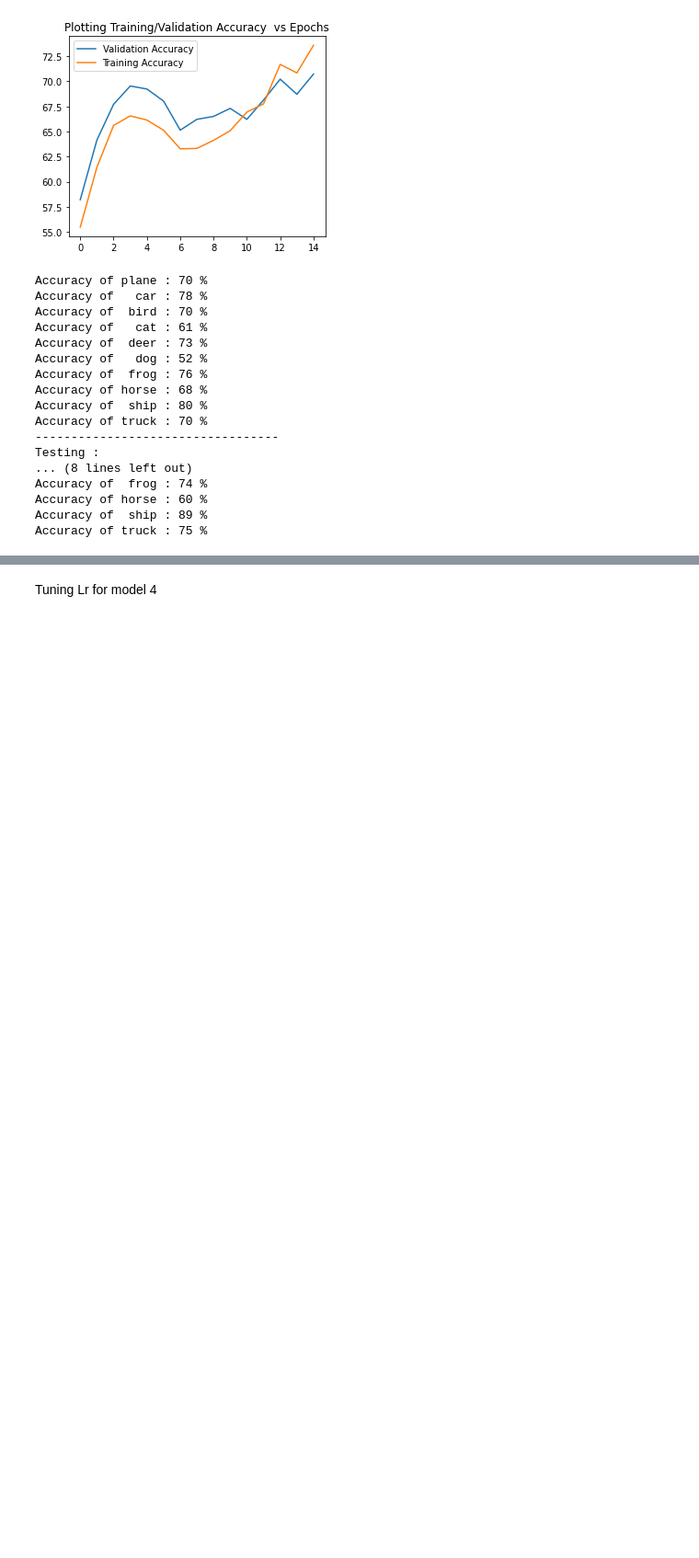
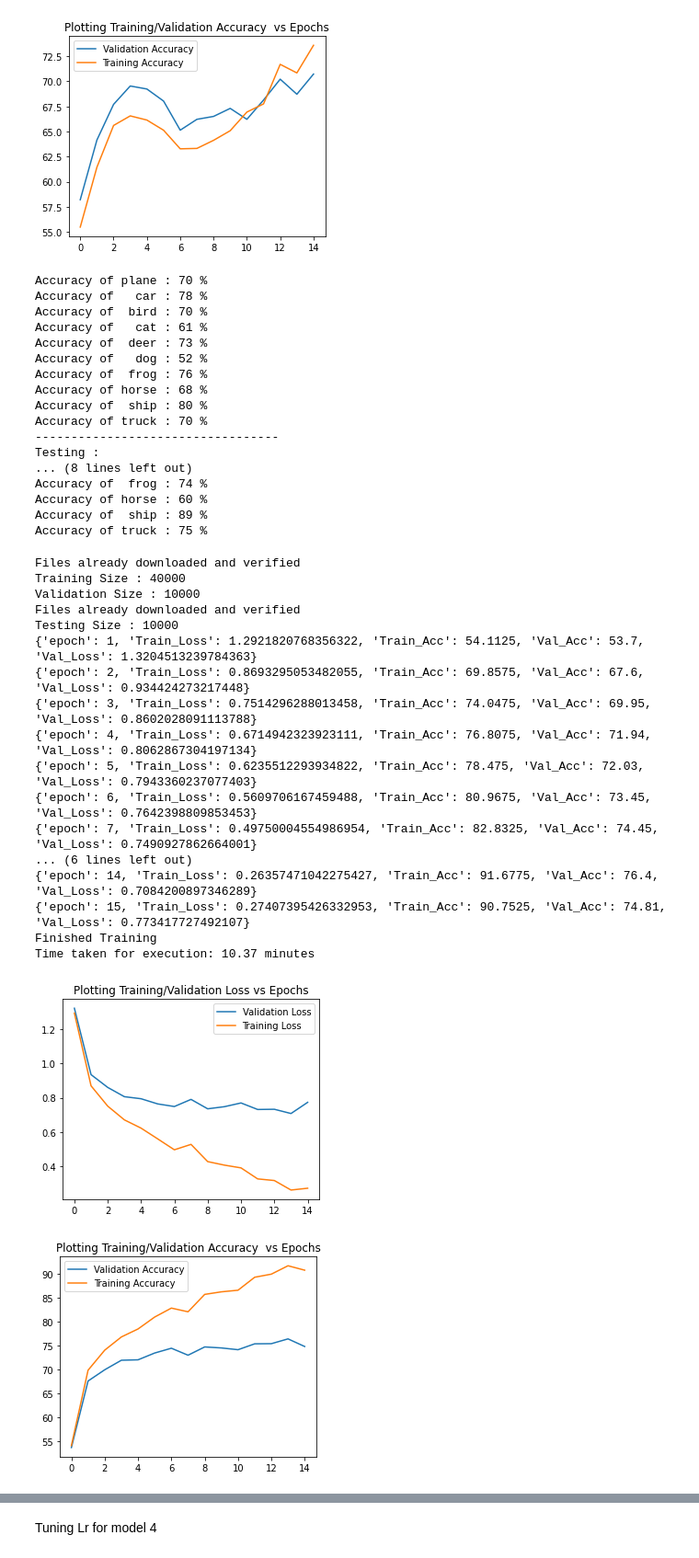
Before and after one commit to Anomaly1702/Ass2_Deep_Learning, a Jupyter notebook: Anubhav_Deep_learning.ipynb, the cells around one changed output, grey strips where cells are left out. Shown at 92% size. Saved outputs shown, nothing was run; the diff lists cells and outputs as text; code cells hidden in the pictures; blank space fills up the shorter version.

```diff
--- a/Anubhav_Deep_learning.ipynb
+++ b/Anubhav_Deep_learning.ipynb
@@ -1045,3 +1071,35 @@ Accuracy of  frog : 74 %
 Accuracy of horse : 60 %
 Accuracy of  ship : 89 %
 Accuracy of truck : 75 %
+# %%
+model4_A = Imagenet_model4()
+model4_A=model4_A.to(get_default_device())
+model4_A.train_model(15,0.01,"Adam")
+model4_A.show_graph()
+model4_A.class_Acc("val")
+print("----------------------------------")
+print("Testing : ")
+tst_a,tst_l = model4_A.acc_and_loss(model4_A.testloader,flag = 'test')
+print("Test Acc : ",tst_a)
+print("Test Acc : ",tst_l)
+model4_A.class_Acc("test")
+# %% [output]
+Files already downloaded and verified
+Training Size : 40000
+Validation Size : 10000
+Files already downloaded and verified
+Testing Size : 10000
+{'epoch': 1, 'Train_Loss': 1.2921820768356322, 'Train_Acc': 54.1125, 'Val_Acc': 53.7, 'Val_Loss': 1.3204513239784363}
+{'epoch': 2, 'Train_Loss': 0.8693295053482055, 'Train_Acc': 69.8575, 'Val_Acc': 67.6, 'Val_Loss': 0.934424273217448}
+{'epoch': 3, 'Train_Loss': 0.7514296288013458, 'Train_Acc': 74.0475, 'Val_Acc': 69.95, 'Val_Loss': 0.8602028091113788}
+{'epoch': 4, 'Train_Loss': 0.6714942323923111, 'Train_Acc': 76.8075, 'Val_Acc': 71.94, 'Val_Loss': 0.8062867304197134}
+{'epoch': 5, 'Train_Loss': 0.6235512293934822, 'Train_Acc': 78.475, 'Val_Acc': 72.03, 'Val_Loss': 0.7943360237077403}
+{'epoch': 6, 'Train_Loss': 0.5609706167459488, 'Train_Acc': 80.9675, 'Val_Acc': 73.45, 'Val_Loss': 0.7642398809853453}
+{'epoch': 7, 'Train_Loss': 0.49750004554986954, 'Train_Acc': 82.8325, 'Val_Acc': 74.45, 'Val_Loss': 0.7490927862664001}
+... (6 lines left out)
+{'epoch': 14, 'Train_Loss': 0.26357471042275427, 'Train_Acc': 91.6775, 'Val_Acc': 76.4, 'Val_Loss': 0.7084200897346289}
+{'epoch': 15, 'Train_Loss': 0.27407395426332953, 'Train_Acc': 90.7525, 'Val_Acc': 74.81, 'Val_Loss': 0.773417727492107}
+Finished Training
+Time taken for execution: 10.37 minutes
+[figure, added]
+[figure, added]
```
Also changed, not shown: parts of 4 cells of this notebook.
